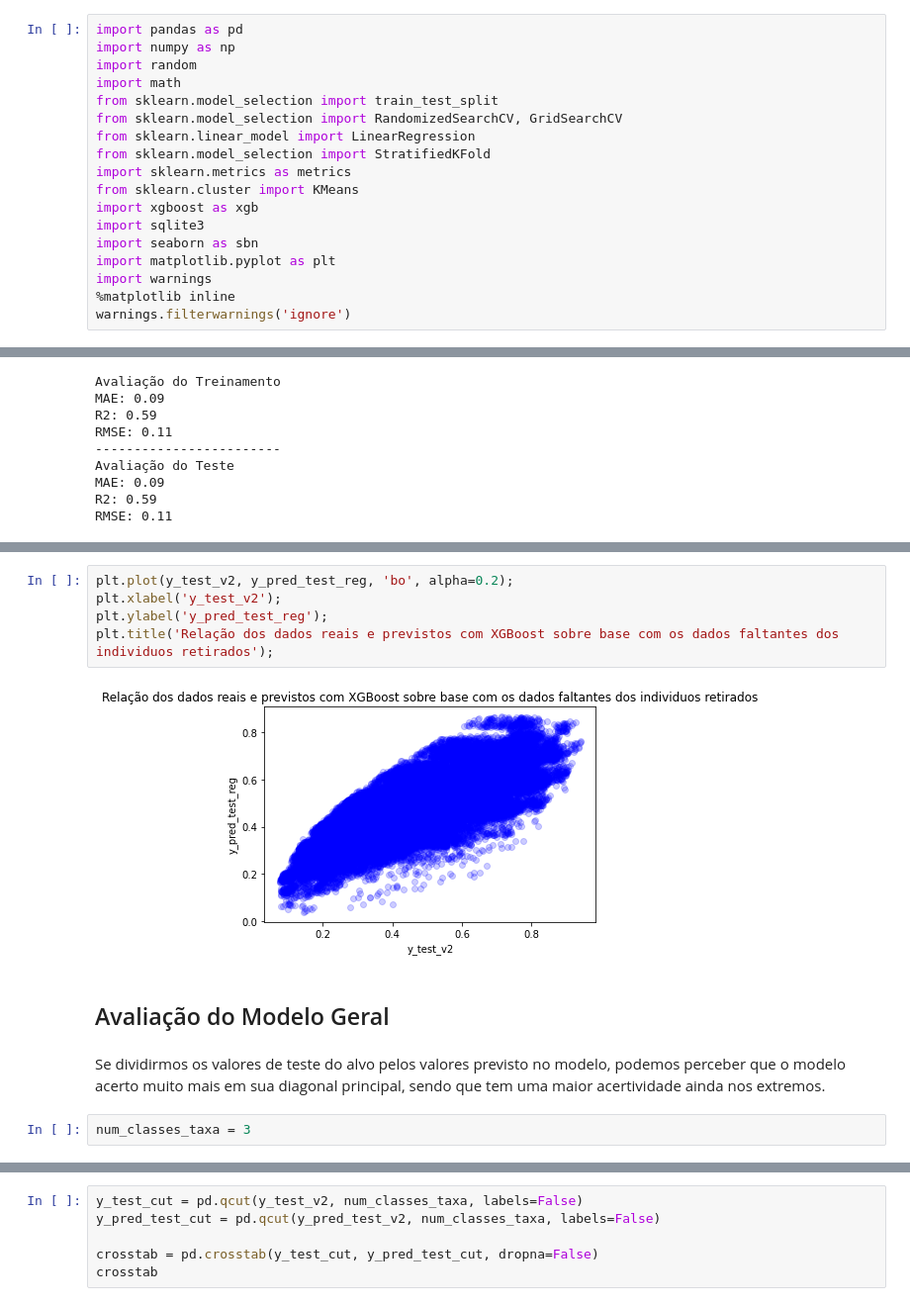
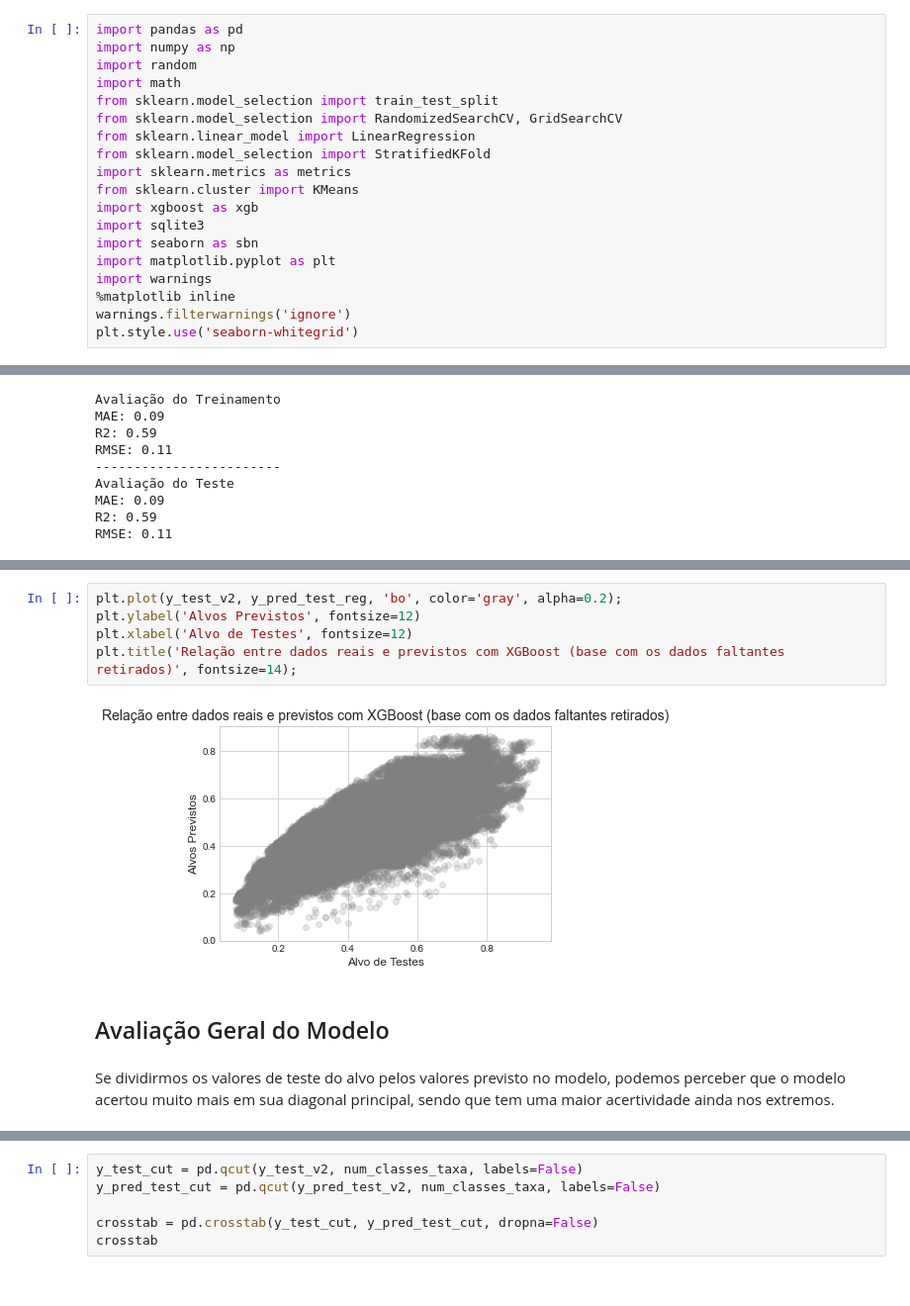
Before and after one commit to cassianojp/desafio_neoway, a Jupyter notebook: desafio_neoway_model.ipynb, the cells around one changed output, grey strips where cells are left out. Shown at 99% size. Saved outputs shown, nothing was run; the diff lists cells and outputs as text.

Commit message:
Alguns ajustes no arquivo model

```diff
--- a/desafio_neoway_model.ipynb
+++ b/desafio_neoway_model.ipynb
@@ -23,6 +23,7 @@ import matplotlib.pyplot as plt
 import warnings
 %matplotlib inline
 warnings.filterwarnings('ignore')
+plt.style.use('seaborn-whitegrid')
 # %%
 seed = 42
 # %%
@@ -704,14 +711,12 @@ resultados
 49341 rows × 2 columns
 # %%
-plt.plot(y_test_v2, y_pred_test_reg, 'bo', alpha=0.2);
-plt.xlabel('y_test_v2');
-plt.ylabel('y_pred_test_reg');
-plt.title('Relação dos dados reais e previstos com XGBoost sobre base com os dados faltantes dos individuos retirados');
+plt.plot(y_test_v2, y_pred_test_reg, 'bo', color='gray', alpha=0.2);
+plt.ylabel('Alvos Previstos', fontsize=12)
+plt.xlabel('Alvo de Testes', fontsize=12)
+plt.title('Relação entre dados reais e previstos com XGBoost (base com os dados faltantes retirados)', fontsize=14);
 # %% [output]
-[figure, old version]
+[figure, new version]
-# %% [markdown]
-## Avaliação do Modelo Geral
-# %% [markdown]
-Se dividirmos os valores de teste do alvo pelos valores previsto no modelo, podemos perceber que o modelo acerto muito mais em sua diagonal principal, sendo que tem uma maior acertividade ainda nos extremos.
-# %%
-num_classes_taxa = 3
+# %% [markdown]
+## Avaliação Geral do Modelo
+# %% [markdown]
+Se dividirmos os valores de teste do alvo pelos valores previsto no modelo, podemos perceber que o modelo acertou muito mais em sua diagonal principal, sendo que tem uma maior acertividade ainda nos extremos.
```
Also changed, not shown: parts of 108 cells of this notebook, 3 other files.
